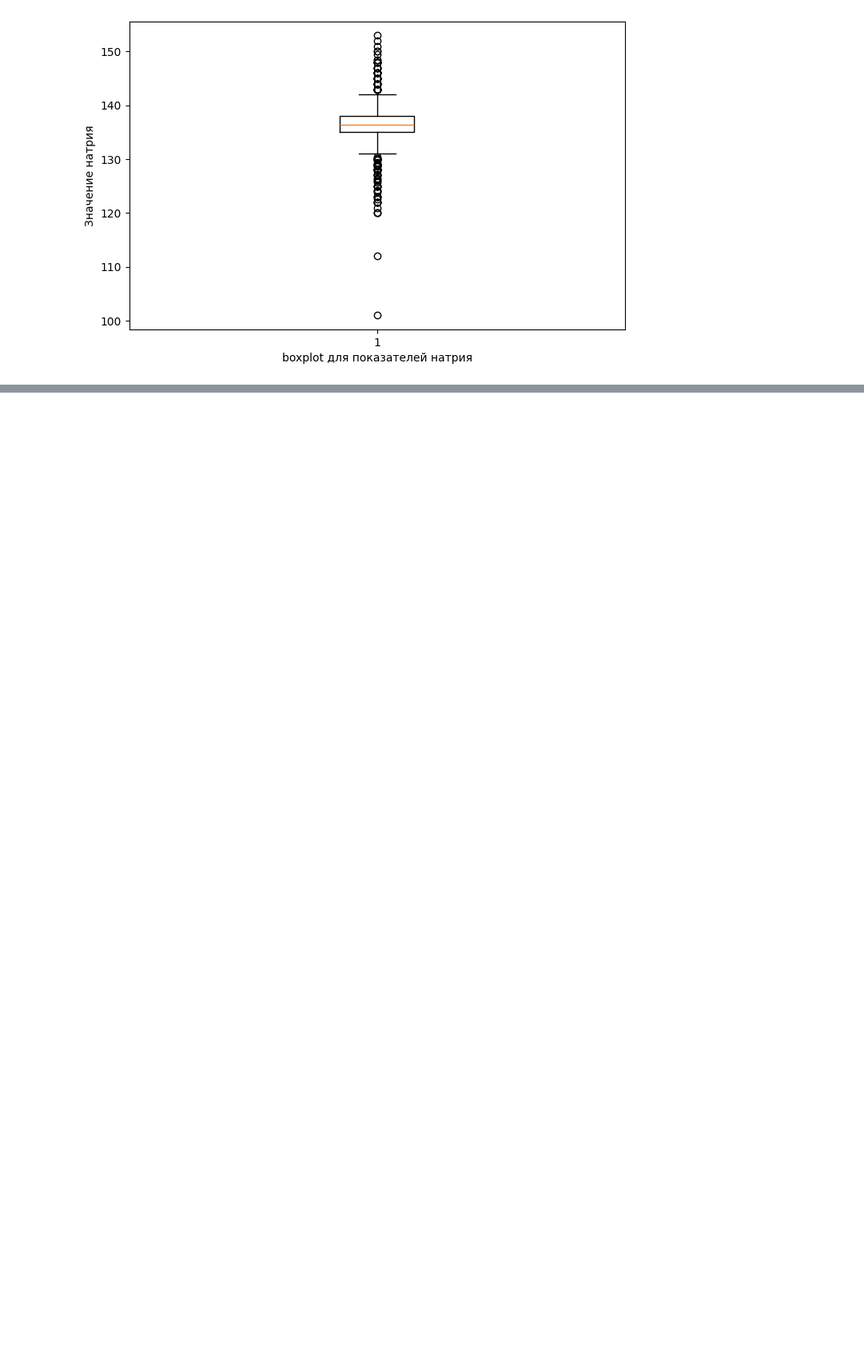
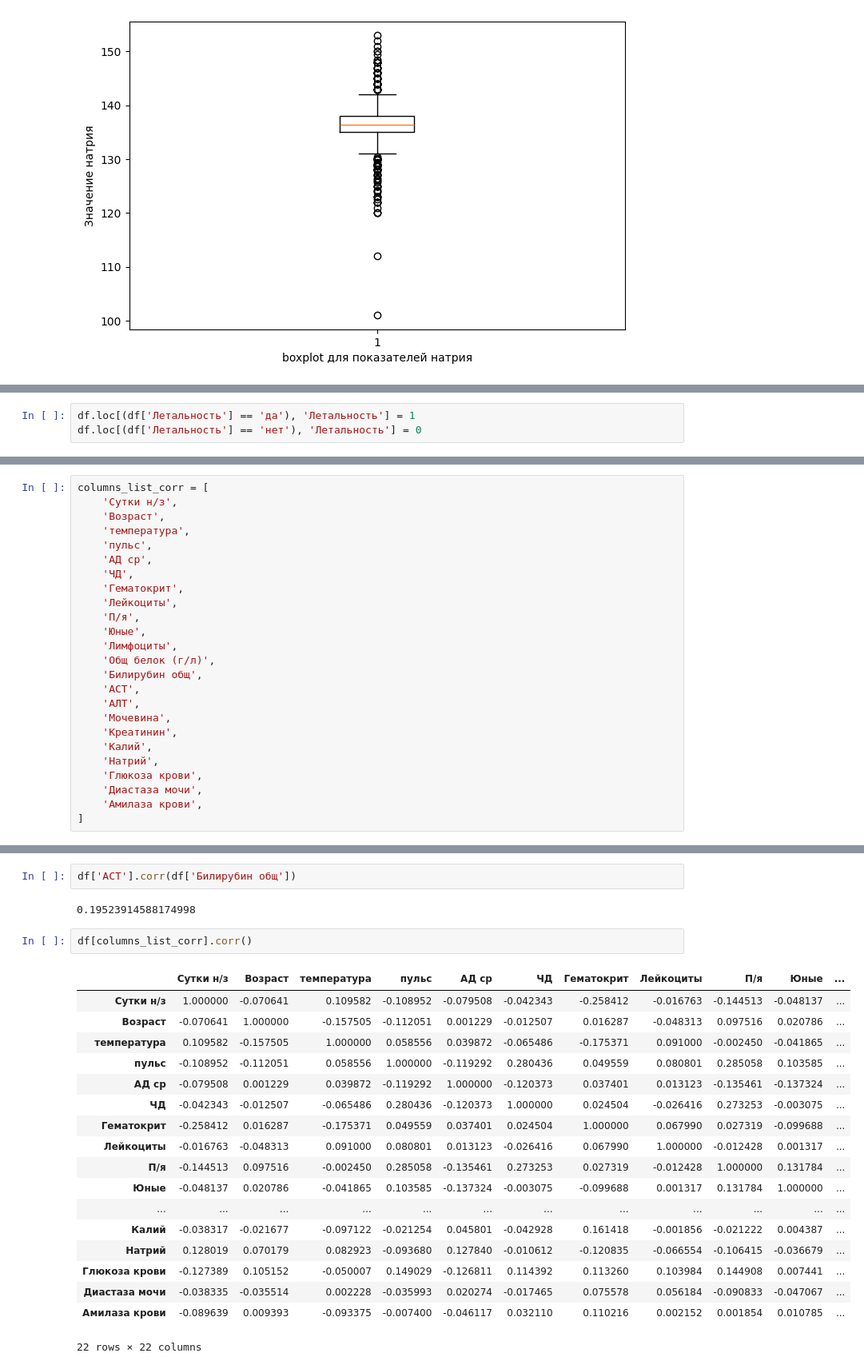
Before and after one commit to IgorKolotushkin/DS_homework, a Jupyter notebook: science/data_preparation.ipynb, the cells around one changed output, grey strips where cells are left out. Shown at 80% size. Drawn from its saved outputs; the diff is of its cells as text; blank space fills up the shorter version.

```diff
--- a/science/science.ipynb
+++ b/science/data_preparation.ipynb
@@ -215,0 +223,3 @@ Text(0.5, 0, 'boxplot для показателей натрия')
+# %%
+df.loc[(df['Летальность'] == 'да'), 'Летальность'] = 1
+df.loc[(df['Летальность'] == 'нет'), 'Летальность'] = 0
@@ -215,0 +235,25 @@ Text(0.5, 0, 'boxplot для показателей натрия')
+# %%
+columns_list_corr = [
+    'Сутки н/з',
+    'Возраст',
+    'температура',
+    'пульс',
+    'АД ср',
+    'ЧД',
+    'Гематокрит',
+    'Лейкоциты',
+    'П/я',
+    'Юные',
+    'Лимфоциты',
+    'Общ белок (г/л)',
+    'Билирубин общ',
+    'АСТ',
+    'АЛТ',
+    'Мочевина',
+    'Креатинин',
+    'Калий',
+    'Натрий',
+    'Глюкоза крови',
+    'Диастаза мочи',
+    'Амилаза крови',
+]
@@ -216,3 +264,28 @@ Text(0.5, 0, 'boxplot для показателей натрия')
+# %%
+df['АСТ'].corr(df['Билирубин общ'])
+# %% [output]
+0.19523914588174998
+# %%
+df[columns_list_corr].corr()
+# %% [output]
+|  | Сутки н/з | Возраст | температура | пульс | АД ср | ЧД | Гематокрит | Лейкоциты | П/я | Юные | ... |
+| Сутки н/з | 1.000000 | -0.070641 | 0.109582 | -0.108952 | -0.079508 | -0.042343 | -0.258412 | -0.016763 | -0.144513 | -0.048137 | ... |
+| Возраст | -0.070641 | 1.000000 | -0.157505 | -0.112051 | 0.001229 | -0.012507 | 0.016287 | -0.048313 | 0.097516 | 0.020786 | ... |
+| температура | 0.109582 | -0.157505 | 1.000000 | 0.058556 | 0.039872 | -0.065486 | -0.175371 | 0.091000 | -0.002450 | -0.041865 | ... |
+| пульс | -0.108952 | -0.112051 | 0.058556 | 1.000000 | -0.119292 | 0.280436 | 0.049559 | 0.080801 | 0.285058 | 0.103585 | ... |
+| АД ср | -0.079508 | 0.001229 | 0.039872 | -0.119292 | 1.000000 | -0.120373 | 0.037401 | 0.013123 | -0.135461 | -0.137324 | ... |
+| ЧД | -0.042343 | -0.012507 | -0.065486 | 0.280436 | -0.120373 | 1.000000 | 0.024504 | -0.026416 | 0.273253 | -0.003075 | ... |
+| Гематокрит | -0.258412 | 0.016287 | -0.175371 | 0.049559 | 0.037401 | 0.024504 | 1.000000 | 0.067990 | 0.027319 | -0.099688 | ... |
+| Лейкоциты | -0.016763 | -0.048313 | 0.091000 | 0.080801 | 0.013123 | -0.026416 | 0.067990 | 1.000000 | -0.012428 | 0.001317 | ... |
+| П/я | -0.144513 | 0.097516 | -0.002450 | 0.285058 | -0.135461 | 0.273253 | 0.027319 | -0.012428 | 1.000000 | 0.131784 | ... |
+| Юные | -0.048137 | 0.020786 | -0.041865 | 0.103585 | -0.137324 | -0.003075 | -0.099688 | 0.001317 | 0.131784 | 1.000000 | ... |
+| ... | ... | ... | ... | ... | ... | ... | ... | ... | ... | ... | ... |
+| Калий | -0.038317 | -0.021677 | -0.097122 | -0.021254 | 0.045801 | -0.042928 | 0.161418 | -0.001856 | -0.021222 | 0.004387 | ... |
+| Натрий | 0.128019 | 0.070179 | 0.082923 | -0.093680 | 0.127840 | -0.010612 | -0.120835 | -0.066554 | -0.106415 | -0.036679 | ... |
+| Глюкоза крови | -0.127389 | 0.105152 | -0.050007 | 0.149029 | -0.126811 | 0.114392 | 0.113260 | 0.103984 | 0.144908 | 0.007441 | ... |
+| Диастаза мочи | -0.038335 | -0.035514 | 0.002228 | -0.035993 | 0.020274 | -0.017465 | 0.075578 | 0.056184 | -0.090833 | -0.047067 | ... |
+| Амилаза крови | -0.089639 | 0.009393 | -0.093375 | -0.007400 | -0.046117 | 0.032110 | 0.110216 | 0.002152 | 0.001854 | 0.010785 | ... |
+22 rows × 22 columns
 # %% [markdown]
 ## Feature engineering
 # %% [markdown]
```
Also changed, not shown: parts of 40 cells of this notebook, 2 other files.
